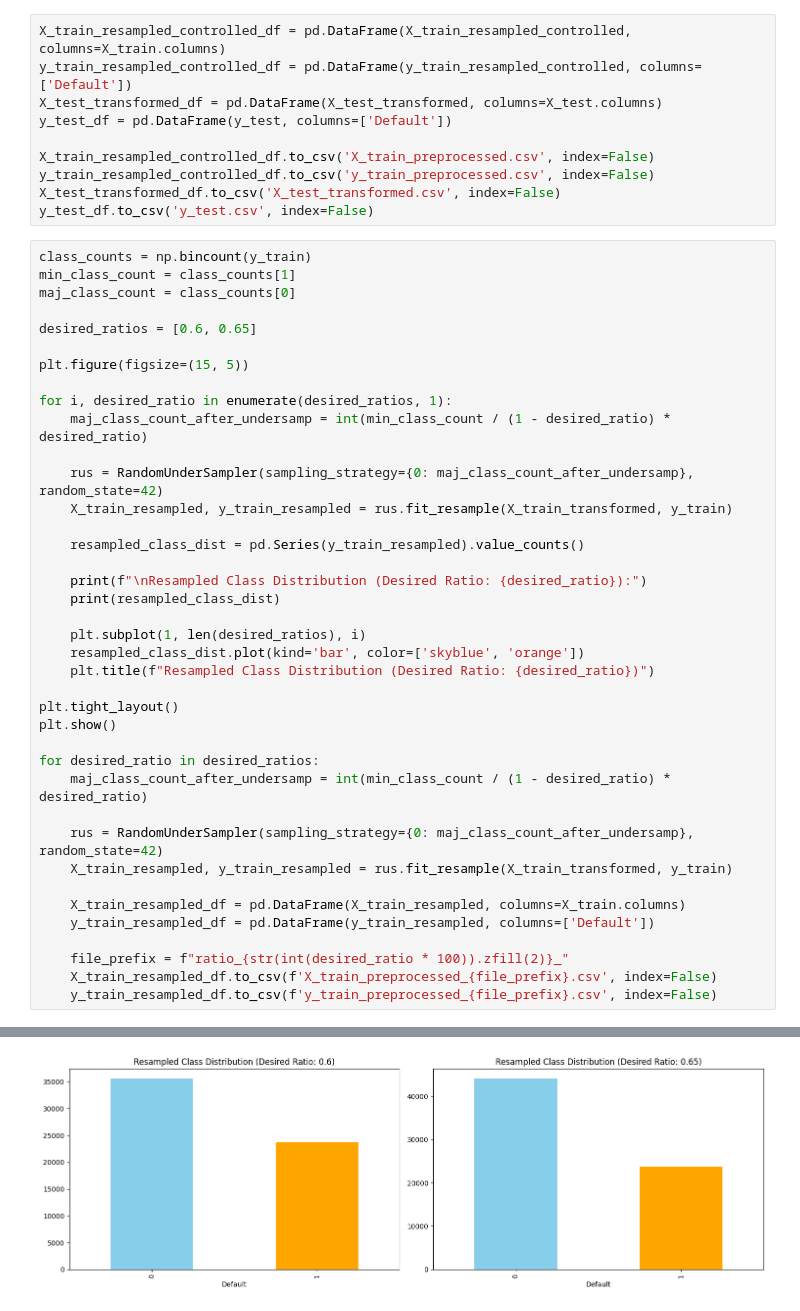
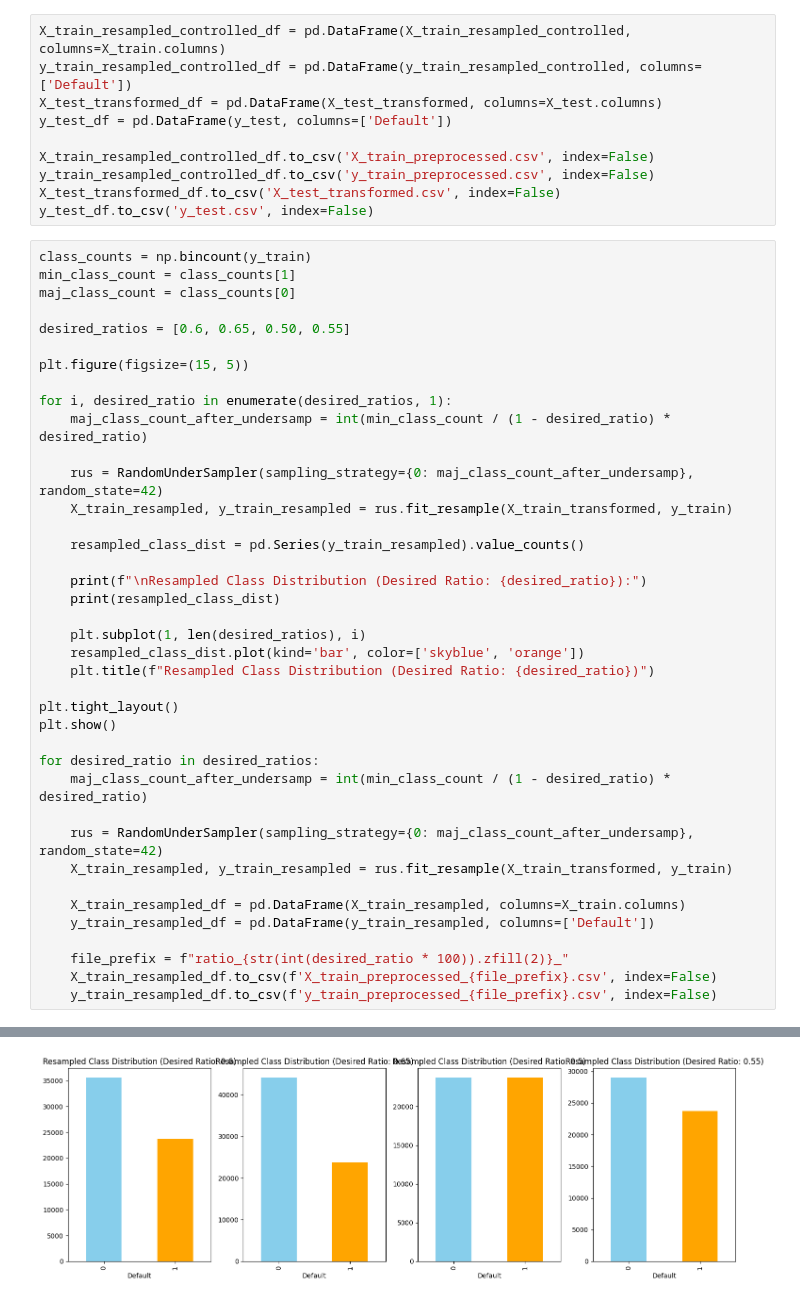
Before and after one commit to tripfernandes/Capstone-II---Loan-Default-Prediction, a Jupyter notebook: loan_prediction_preprocessing.ipynb, the cells around one changed output, grey strips where cells are left out. Drawn from its saved outputs; the diff is of its cells as text.

```diff
--- a/loan_prediction_preprocessing.ipynb
+++ b/loan_prediction_preprocessing.ipynb
@@ -278,7 +278,7 @@ class_counts = np.bincount(y_train)
 min_class_count = class_counts[1]
 maj_class_count = class_counts[0]
 
-desired_ratios = [0.6, 0.65]
+desired_ratios = [0.6, 0.65, 0.50, 0.55]
 
 plt.figure(figsize=(15, 5))
 
@@ -327 +333 @@ Name: count, dtype: int64
-[figure, old version]
+[figure, new version]
```
Also changed, not shown: parts of 1 cell of this notebook, 5 other files.
